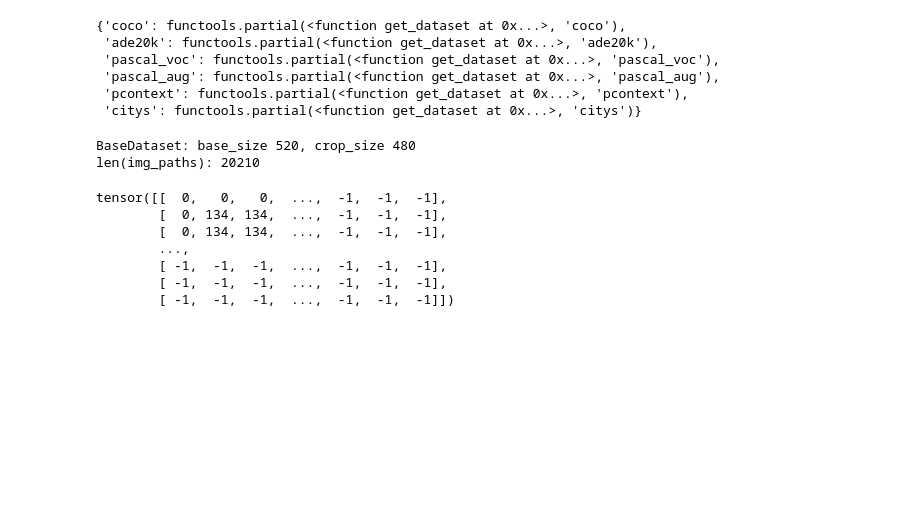
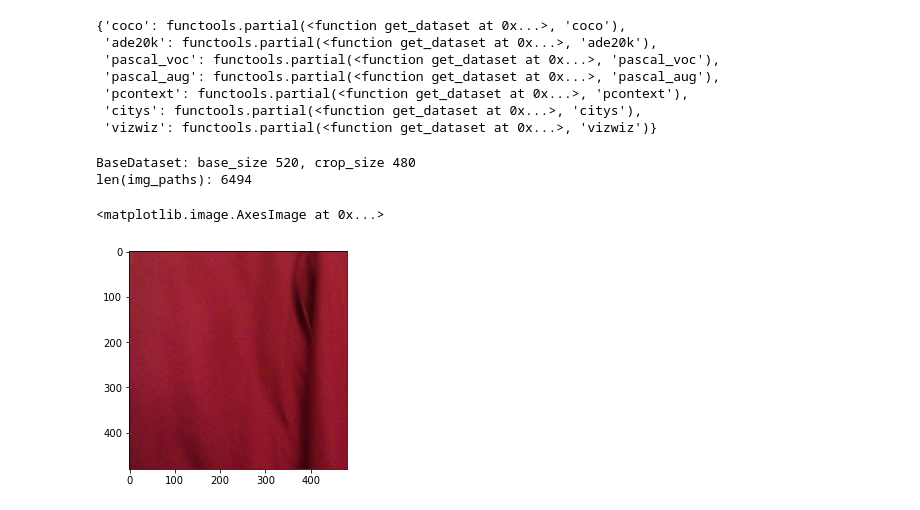
Before and after one commit to Zacchaeus14/lang-seg, a Jupyter notebook: eda.ipynb, the cells around one changed output. Drawn from its saved outputs; the diff is of its cells as text; code cells hidden in the pictures; blank space fills up the shorter version.

```diff
--- a/eda.ipynb
+++ b/eda.ipynb
@@ -11,7 +16,7 @@ import torchvision.transforms as transforms
 # %%
 encoding_datasets = {
     x: functools.partial(enc_ds.get_dataset, x)
-    for x in ["coco", "ade20k", "pascal_voc", "pascal_aug", "pcontext", "citys"]
+    for x in ["coco", "ade20k", "pascal_voc", "pascal_aug", "pcontext", "citys", "vizwiz"]
 }
 encoding_datasets
 # %% [output]
@@ -20,13 +25,14 @@ encoding_datasets
  'pascal_voc': functools.partial(<function get_dataset at 0x...>, 'pascal_voc'),
  'pascal_aug': functools.partial(<function get_dataset at 0x...>, 'pascal_aug'),
  'pcontext': functools.partial(<function get_dataset at 0x...>, 'pcontext'),
- 'citys': functools.partial(<function get_dataset at 0x...>, 'citys')}
+ 'citys': functools.partial(<function get_dataset at 0x...>, 'citys'),
+ 'vizwiz': functools.partial(<function get_dataset at 0x...>, 'vizwiz')}
 # %%
 norm_mean= [0.5, 0.5, 0.5]
 norm_std = [0.5, 0.5, 0.5]
 train_transform = [
             transforms.ToTensor(),
-            transforms.Normalize(norm_mean, norm_std),
+#             transforms.Normalize(norm_mean, norm_std),
         ]
 train_transform = transforms.Compose(train_transform)
 kwargs = {'root': '../datasets/',
@@ -35,18 +41,15 @@ kwargs = {'root': '../datasets/',
           'transform': train_transform,
           'base_size': 520,
           'crop_size': 480}
-name = 'ade20k'
+# name = 'ade20k'
+name = 'vizwiz'
 dataset = encoding_datasets[name.lower()](**kwargs)
 # %% [output]
 BaseDataset: base_size 520, crop_size 480
-len(img_paths): 20210
+len(img_paths): 6494
 # %%
-dataset[0][1]
+img0, mask0, q0 = dataset[0]
+plt.imshow(img0.permute(1, 2, 0))
 # %% [output]
-tensor([[  0,   0,   0,  ...,  -1,  -1,  -1],
-        [  0, 134, 134,  ...,  -1,  -1,  -1],
-        [  0, 134, 134,  ...,  -1,  -1,  -1],
-        ...,
-        [ -1,  -1,  -1,  ...,  -1,  -1,  -1],
-        [ -1,  -1,  -1,  ...,  -1,  -1,  -1],
-        [ -1,  -1,  -1,  ...,  -1,  -1,  -1]])
+<matplotlib.image.AxesImage at 0x...>
+[figure, added]
```
Also changed, not shown: parts of 7 cells of this notebook, 2 other files.
